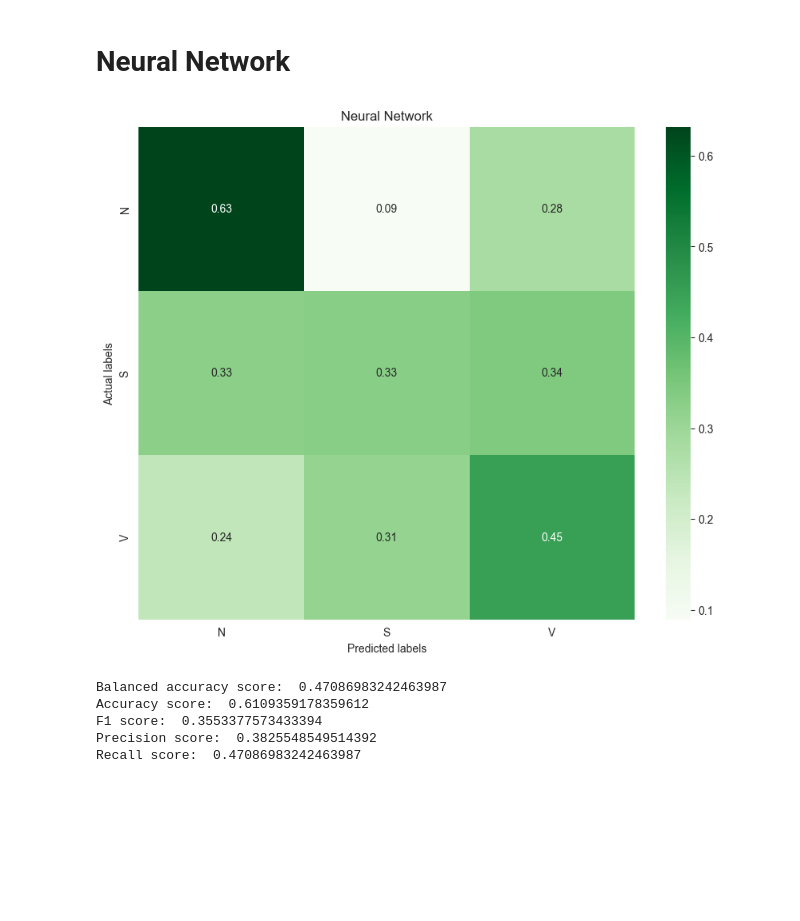
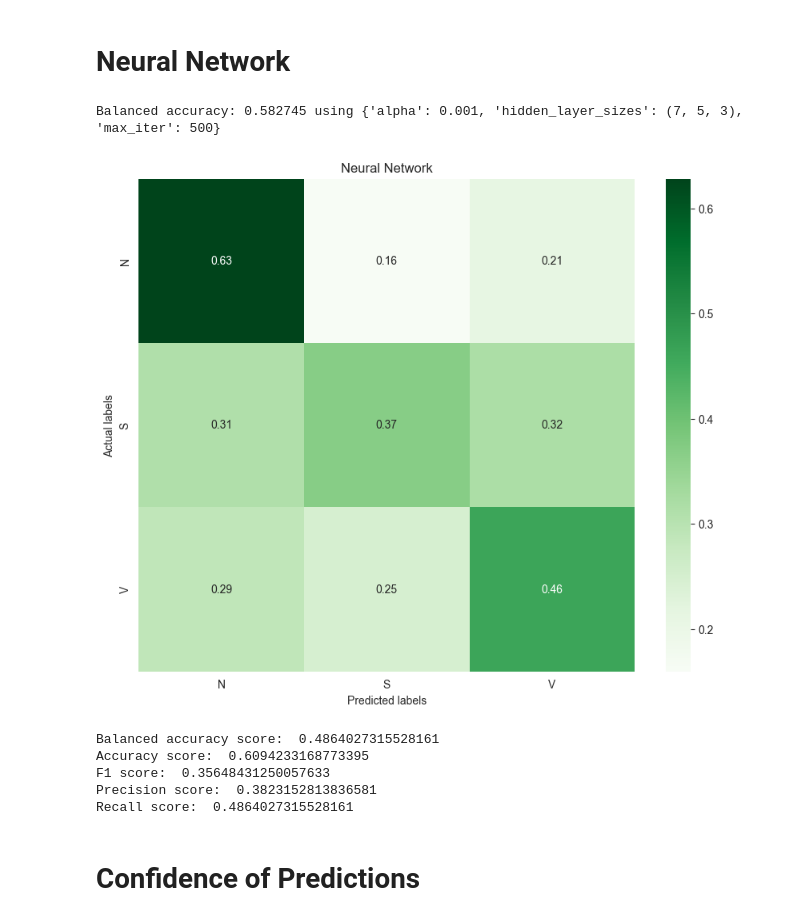
Before and after one commit to eleonora11sala/AI-project, a Jupyter notebook: MachineLearningApproach.ipynb, the cells around one changed output. Drawn from its saved outputs; the diff is of its cells as text; code cells hidden in the pictures; blank space fills up the shorter version.

```diff
--- a/MachineLearningApproach.ipynb
+++ b/MachineLearningApproach.ipynb
@@ -427,0 +443,6 @@ print(np.shape(X_test))
+# %%
+train_df = downsample_majority_class(train,'annotation')
+
+# Creating training and testing sets
+X_train_d = train_df.drop(['annotation'], axis=1)
+y_train_d = train_df['annotation']
@@ -466,9 +506,8 @@ Name: count, dtype: int64
 # %%
-from sklearn.neighbors import KNeighborsClassifier
-neigh = KNeighborsClassifier(n_neighbors=50)
-neigh.fit(X_train_rem_d, y_train_rem_d)
+neigh = KNeighborsClassifier(n_neighbors=5)
+neigh.fit(X_train_d, y_train_d)
 
-y_pred_knn = neigh.predict(X_test_rem)
+y_pred_knn = neigh.predict(X_test)
 
 one_hot_encoded_pred_knn = pd.get_dummies(y_pred_knn, columns=['0'])
 show_confusion_matrix(one_hot_encoded_pred_knn, "KNN ")
@@ -485,11 +533,13 @@ Recall score:  0.29464164394353815
 # %%
-from sklearn.svm import SVC
-clfSVC = SVC(kernel='rbf',C=0.01,class_weight=None)
+clfSVC = SVC(kernel='rbf',
+             C=0.1,
+             gamma=0.1,
+             class_weight=None)
 
 # fitting x samples and y classes
-clfSVC.fit(X_train_rem_d, y_train_rem_d)
+clfSVC.fit(X_train_d, y_train_d)
 
-y_pred_SVC = clfSVC.predict(X_test_rem)
+y_pred_SVC = clfSVC.predict(X_test)
 
 one_hot_encoded_pred_SVC = pd.get_dummies(y_pred_SVC, columns=['0'])
 show_confusion_matrix(one_hot_encoded_pred_SVC, "SVC")
@@ -506,16 +568,14 @@ Recall score:  0.3951786314813113
 # %%
-from sklearn.ensemble import RandomForestClassifier
-
-randomForestModel = RandomForestClassifier(n_estimators=30,
+randomForestModel = RandomForestClassifier(n_estimators=40,
                                             criterion='entropy',
                                             max_depth=15,
-                                            min_samples_split=20,
+                                            min_samples_split=22,
                                             class_weight=None,
                                             )
 
 
-randomForestModel.fit(X_train_rem_d, y_train_rem_d)
-y_pred_RF = randomForestModel.predict(X_test_rem)
+randomForestModel.fit(X_train_d, y_train_d)
+y_pred_RF = randomForestModel.predict(X_test)
 
 one_hot_encoded_pred_RF = pd.get_dummies(y_pred_RF, columns=['0'])
 show_confusion_matrix(one_hot_encoded_pred_RF, "Random forest ")
@@ -587,22 +669,33 @@ Recall score:  0.42895685414160817
 # %% [markdown]
 # Neural Network
+# %%
+from sklearn.neural_network import MLPClassifier
+classifier = MLPClassifier()
+parameters = {"hidden_layer_sizes":[(7,5,3,2),(7,5,3),(10, 5)],
+              "max_iter": [500,1000],
+              "alpha": [0.001,0.1,1]}
+hyperp_search_d(classifier,parameters)
+# %% [output]
+Balanced accuracy: 0.582745 using {'alpha': 0.001, 'hidden_layer_sizes': (7, 5, 3), 'max_iter': 500}
 # %%
 # Neural Network
-from sklearn.neural_network import MLPClassifier
 mlpc = MLPClassifier(hidden_layer_sizes=(7,5,3),
-                            max_iter=1000,
-                            alpha=0.001)
-mlpc.fit(X_train_rem_d, y_train_rem_d)
+                            max_iter=500,
+                            alpha=0.001,
+                            random_state=100)
+mlpc.fit(X_train_d, y_train_d)
 
-y_predmlpc = mlpc.predict(X_test_rem)
+y_predmlpc = mlpc.predict(X_test)
 one_hot_encoded_pred_mlpc = pd.get_dummies(y_predmlpc, columns=['0'])
 
 show_confusion_matrix(one_hot_encoded_pred_mlpc, "Neural Network")
 compute_metrics(one_hot_encoded_pred_mlpc)
 # %% [output]
-[figure, old version]
+[figure, new version]
-Balanced accuracy score:  0.47086983242463987
-Accuracy score:  0.6109359178359612
-F1 score:  0.3553377573433394
-Precision score:  0.3825548549514392
-Recall score:  0.47086983242463987
+Balanced accuracy score:  0.4864027315528161
+Accuracy score:  0.6094233168773395
+F1 score:  0.35648431250057633
+Precision score:  0.3823152813836581
+Recall score:  0.4864027315528161
+# %% [markdown]
+# Confidence of Predictions
```
Also changed, not shown: parts of 28 cells of this notebook.
